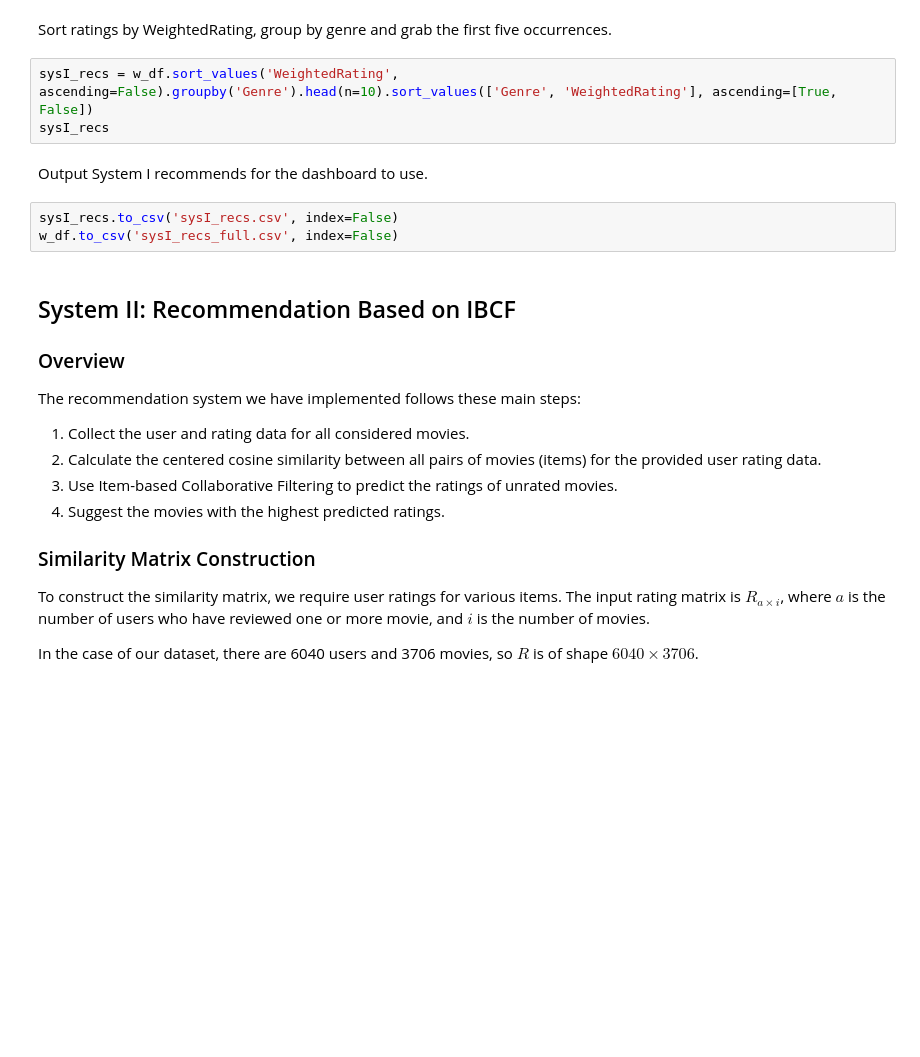
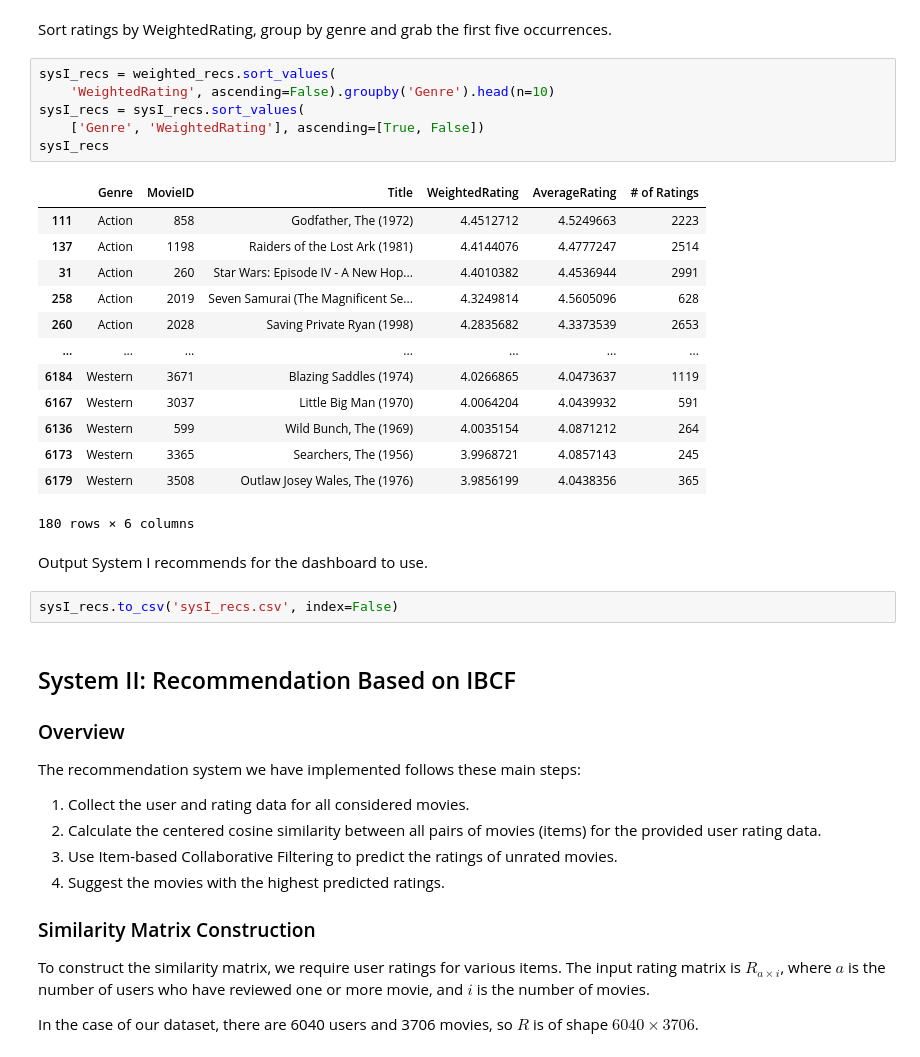
Before and after one commit to RynoXLI/PSL, a Jupyter notebook: project4/report.ipynb, the cells around one changed output. Cells and saved outputs as stored; diff of their text form; blank space fills up the shorter version.

```diff
--- a/project4/report.ipynb
+++ b/project4/report.ipynb
@@ -96,13 +201,29 @@ w_df
 # %% [markdown]
 Sort ratings by WeightedRating, group by genre and grab the first five occurrences.
 # %%
-sysI_recs = w_df.sort_values('WeightedRating', ascending=False).groupby('Genre').head(n=10).sort_values(['Genre', 'WeightedRating'], ascending=[True, False])
+sysI_recs = weighted_recs.sort_values(
+    'WeightedRating', ascending=False).groupby('Genre').head(n=10)
+sysI_recs = sysI_recs.sort_values(
+    ['Genre', 'WeightedRating'], ascending=[True, False])
 sysI_recs
+# %% [output]
+|  | Genre | MovieID | Title | WeightedRating | AverageRating | # of Ratings |
+| 111 | Action | 858 | Godfather, The (1972) | 4.4512712 | 4.5249663 | 2223 |
+| 137 | Action | 1198 | Raiders of the Lost Ark (1981) | 4.4144076 | 4.4777247 | 2514 |
+| 31 | Action | 260 | Star Wars: Episode IV - A New Hop... | 4.4010382 | 4.4536944 | 2991 |
+| 258 | Action | 2019 | Seven Samurai (The Magnificent Se... | 4.3249814 | 4.5605096 | 628 |
+| 260 | Action | 2028 | Saving Private Ryan (1998) | 4.2835682 | 4.3373539 | 2653 |
+| ... | ... | ... | ... | ... | ... | ... |
+| 6184 | Western | 3671 | Blazing Saddles (1974) | 4.0266865 | 4.0473637 | 1119 |
+| 6167 | Western | 3037 | Little Big Man (1970) | 4.0064204 | 4.0439932 | 591 |
+| 6136 | Western | 599 | Wild Bunch, The (1969) | 4.0035154 | 4.0871212 | 264 |
+| 6173 | Western | 3365 | Searchers, The (1956) | 3.9968721 | 4.0857143 | 245 |
+| 6179 | Western | 3508 | Outlaw Josey Wales, The (1976) | 3.9856199 | 4.0438356 | 365 |
+180 rows × 6 columns
 # %% [markdown]
 Output System I recommends for the dashboard to use.
 # %%
 sysI_recs.to_csv('sysI_recs.csv', index=False)
-w_df.to_csv('sysI_recs_full.csv', index=False)
 # %% [markdown]
 ## System II: Recommendation Based on IBCF
 
```
Also changed, not shown: parts of 22 cells of this notebook, 1 other file.
